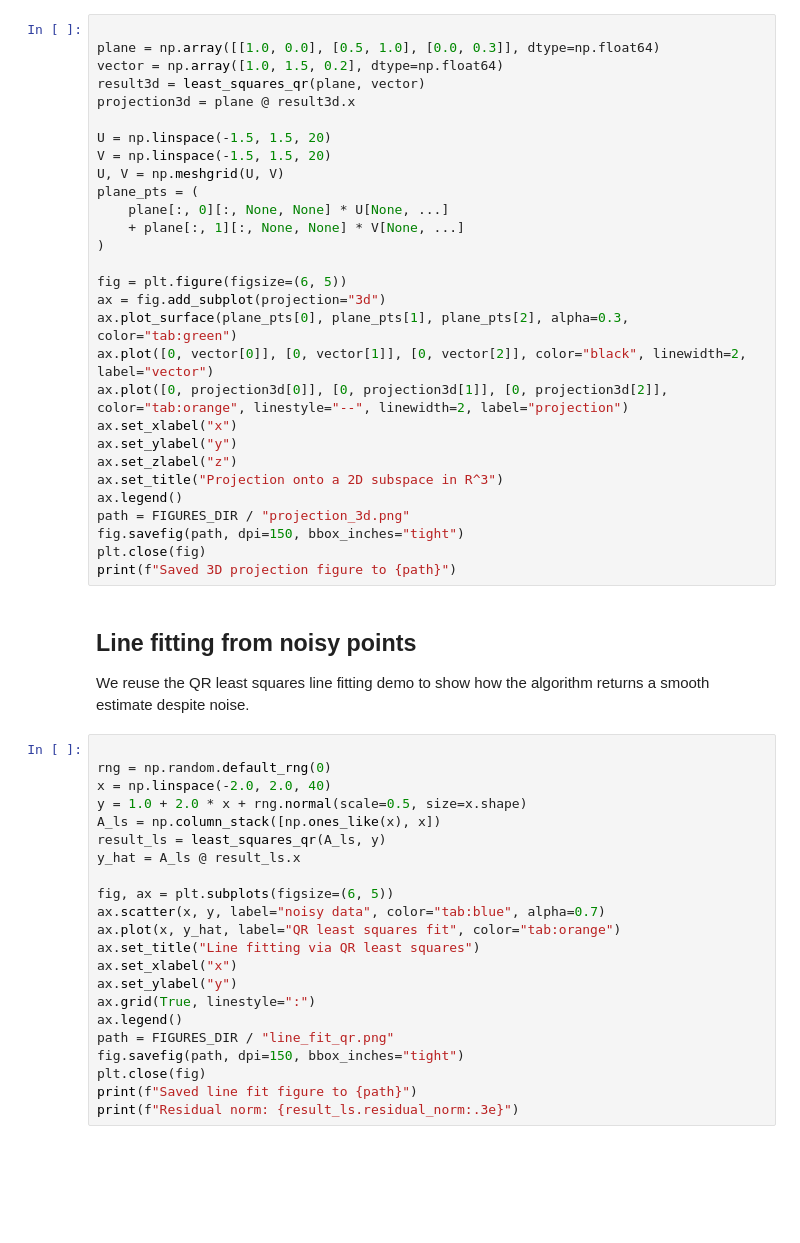
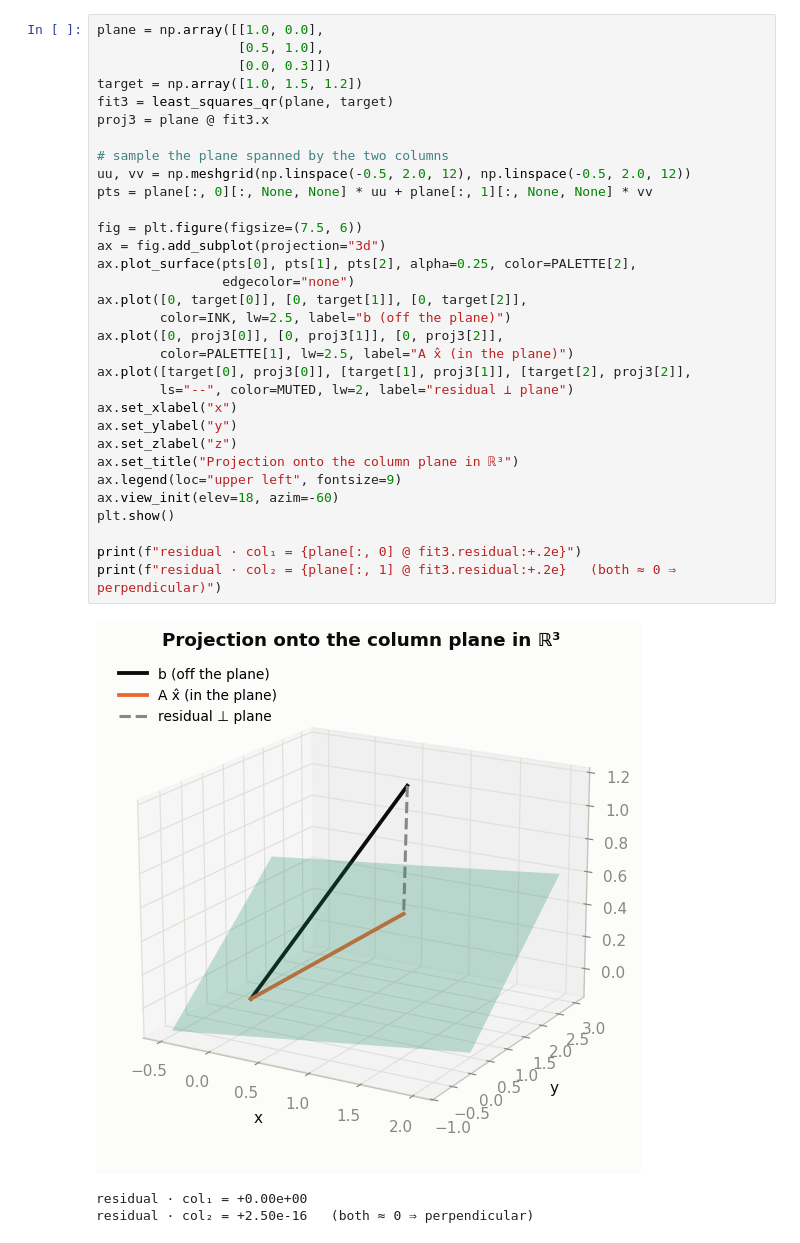
Before and after one commit to DiogoRibeiro7/linear-algebra-with-python, a Jupyter notebook: notebooks/04_least_squares_and_projections.ipynb, the cells around one changed output. Saved outputs shown, nothing was run; the diff lists cells and outputs as text; blank space fills up the shorter version.

```diff
--- a/notebooks/04_least_squares_and_projections.ipynb
+++ b/notebooks/04_least_squares_and_projections.ipynb
@@ -49,55 +164,36 @@ We now project a vector onto a two-dimensional subspace inside R^3, visualized a
 # %%
+plane = np.array([[1.0, 0.0],
+                  [0.5, 1.0],
+                  [0.0, 0.3]])
+target = np.array([1.0, 1.5, 1.2])
+fit3 = least_squares_qr(plane, target)
+proj3 = plane @ fit3.x
 
-plane = np.array([[1.0, 0.0], [0.5, 1.0], [0.0, 0.3]], dtype=np.float64)
-vector = np.array([1.0, 1.5, 0.2], dtype=np.float64)
-result3d = least_squares_qr(plane, vector)
-projection3d = plane @ result3d.x
+# sample the plane spanned by the two columns
+uu, vv = np.meshgrid(np.linspace(-0.5, 2.0, 12), np.linspace(-0.5, 2.0, 12))
+pts = plane[:, 0][:, None, None] * uu + plane[:, 1][:, None, None] * vv
 
-U = np.linspace(-1.5, 1.5, 20)
-V = np.linspace(-1.5, 1.5, 20)
-U, V = np.meshgrid(U, V)
-plane_pts = (
-    plane[:, 0][:, None, None] * U[None, ...]
-    + plane[:, 1][:, None, None] * V[None, ...]
-)
-
-fig = plt.figure(figsize=(6, 5))
+fig = plt.figure(figsize=(7.5, 6))
 ax = fig.add_subplot(projection="3d")
-ax.plot_surface(plane_pts[0], plane_pts[1], plane_pts[2], alpha=0.3, color="tab:green")
-ax.plot([0, vector[0]], [0, vector[1]], [0, vector[2]], color="black", linewidth=2, label="vector")
-ax.plot([0, projection3d[0]], [0, projection3d[1]], [0, projection3d[2]], color="tab:orange", linestyle="--", linewidth=2, label="projection")
+ax.plot_surface(pts[0], pts[1], pts[2], alpha=0.25, color=PALETTE[2],
+                edgecolor="none")
+ax.plot([0, target[0]], [0, target[1]], [0, target[2]],
+        color=INK, lw=2.5, label="b (off the plane)")
+ax.plot([0, proj3[0]], [0, proj3[1]], [0, proj3[2]],
+        color=PALETTE[1], lw=2.5, label="A x̂ (in the plane)")
+ax.plot([target[0], proj3[0]], [target[1], proj3[1]], [target[2], proj3[2]],
+        ls="--", color=MUTED, lw=2, label="residual ⊥ plane")
 ax.set_xlabel("x")
 ax.set_ylabel("y")
 ax.set_zlabel("z")
-ax.set_title("Projection onto a 2D subspace in R^3")
-ax.legend()
-path = FIGURES_DIR / "projection_3d.png"
-fig.savefig(path, dpi=150, bbox_inches="tight")
-plt.close(fig)
-print(f"Saved 3D projection figure to {path}")
+ax.set_title("Projection onto the column plane in ℝ³")
+ax.legend(loc="upper left", fontsize=9)
+ax.view_init(elev=18, azim=-60)
+plt.show()
+
+print(f"residual · col₁ = {plane[:, 0] @ fit3.residual:+.2e}")
+print(f"residual · col₂ = {plane[:, 1] @ fit3.residual:+.2e}   (both ≈ 0 ⇒ perpendicular)")
+# %% [output]
+[figure, added]
+residual · col₁ = +0.00e+00
+residual · col₂ = +2.50e-16   (both ≈ 0 ⇒ perpendicular)
-# %% [markdown]
-## Line fitting from noisy points
-
-We reuse the QR least squares line fitting demo to show how the algorithm returns a smooth estimate despite noise.
-# %%
-
-rng = np.random.default_rng(0)
-x = np.linspace(-2.0, 2.0, 40)
-y = 1.0 + 2.0 * x + rng.normal(scale=0.5, size=x.shape)
-A_ls = np.column_stack([np.ones_like(x), x])
-result_ls = least_squares_qr(A_ls, y)
-y_hat = A_ls @ result_ls.x
-
-fig, ax = plt.subplots(figsize=(6, 5))
-ax.scatter(x, y, label="noisy data", color="tab:blue", alpha=0.7)
-ax.plot(x, y_hat, label="QR least squares fit", color="tab:orange")
-ax.set_title("Line fitting via QR least squares")
-ax.set_xlabel("x")
-ax.set_ylabel("y")
-ax.grid(True, linestyle=":")
-ax.legend()
-path = FIGURES_DIR / "line_fit_qr.png"
-fig.savefig(path, dpi=150, bbox_inches="tight")
-plt.close(fig)
-print(f"Saved line fit figure to {path}")
-print(f"Residual norm: {result_ls.residual_norm:.3e}")
```
Also changed, not shown: parts of 25 cells of this notebook, 7 other files.
